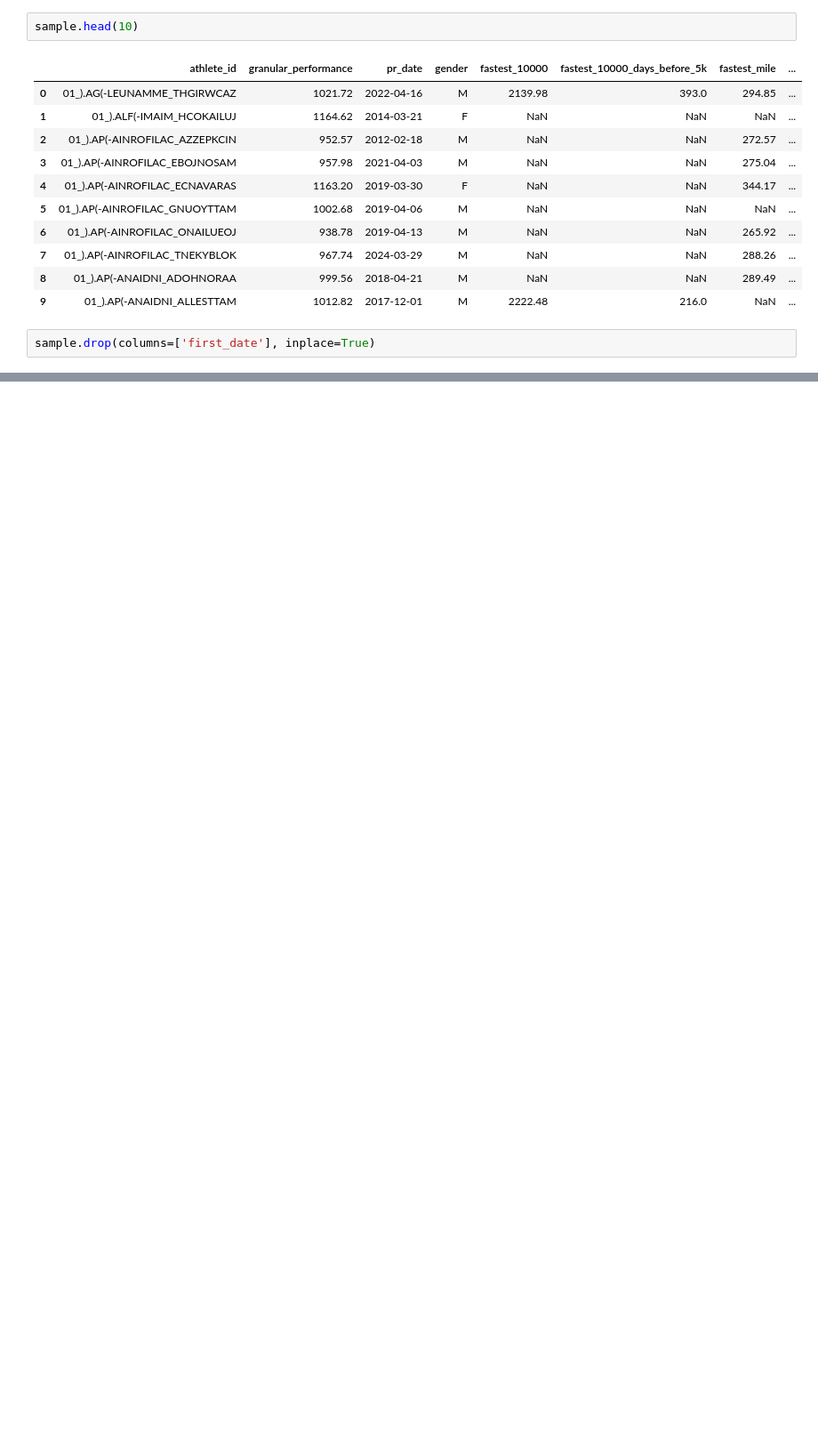
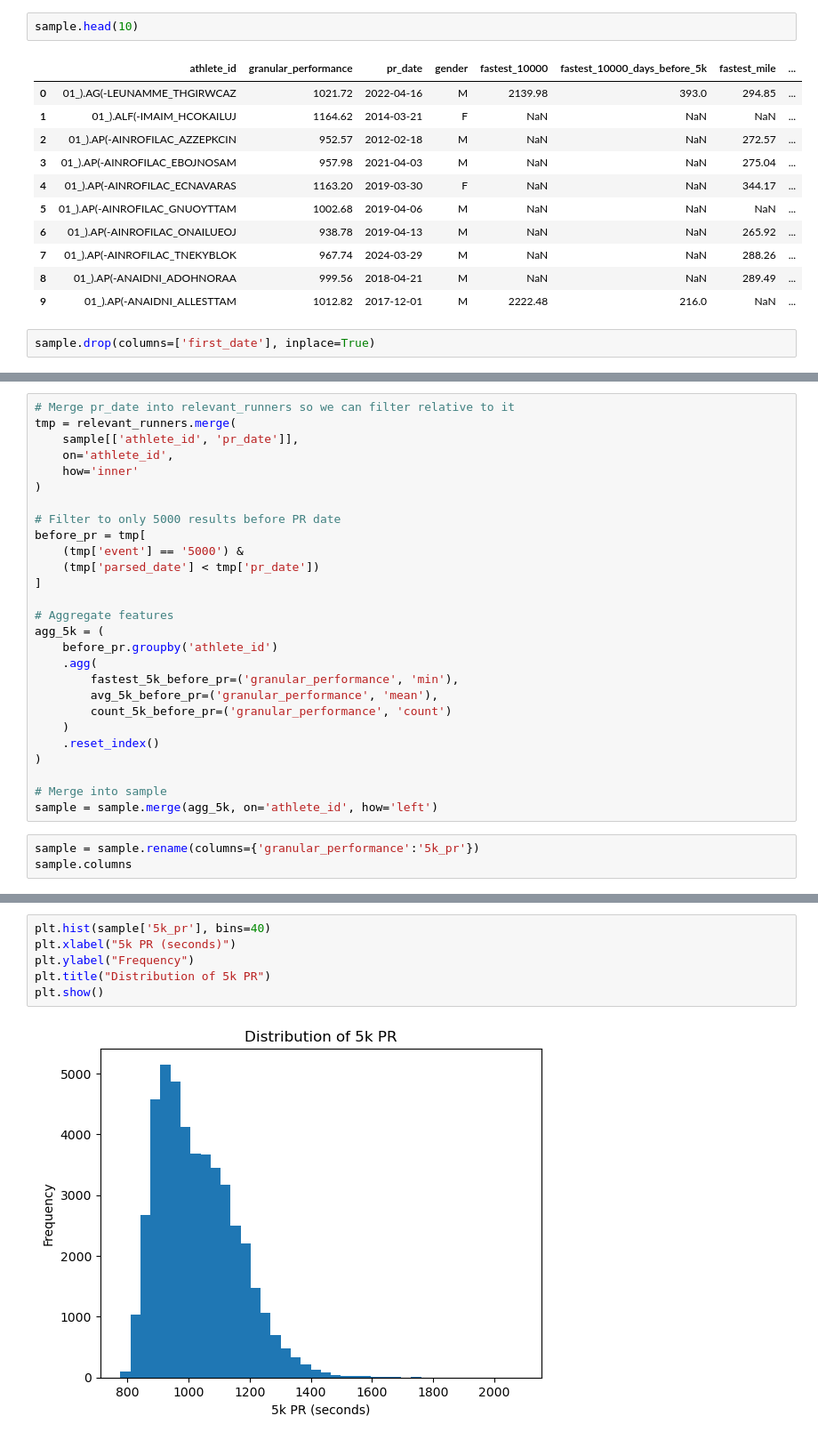
Before and after one commit to stanski901/5k_predictor, a Jupyter notebook: working_file.ipynb, the cells around one changed output, grey strips where cells are left out. Shown: that part at 89% size. Drawn from its saved outputs; the diff is of its cells as text; blank space fills up the shorter version.

```diff
--- a/working_file.ipynb
+++ b/working_file.ipynb
@@ -374,0 +398,30 @@ sample.drop(columns=['first_date'], inplace=True)
+# %%
+# Merge pr_date into relevant_runners so we can filter relative to it
+tmp = relevant_runners.merge(
+    sample[['athlete_id', 'pr_date']],
+    on='athlete_id',
+    how='inner'
+)
+
+# Filter to only 5000 results before PR date
+before_pr = tmp[
+    (tmp['event'] == '5000') &
+    (tmp['parsed_date'] < tmp['pr_date'])
+]
+
+# Aggregate features
+agg_5k = (
+    before_pr.groupby('athlete_id')
+    .agg(
+        fastest_5k_before_pr=('granular_performance', 'min'),
+        avg_5k_before_pr=('granular_performance', 'mean'),
+        count_5k_before_pr=('granular_performance', 'count')
+    )
+    .reset_index()
+)
+
+# Merge into sample
+sample = sample.merge(agg_5k, on='athlete_id', how='left')
+# %%
+sample = sample.rename(columns={'granular_performance':'5k_pr'})
+sample.columns
@@ -374,0 +487,8 @@ sample.drop(columns=['first_date'], inplace=True)
+# %%
+plt.hist(sample['5k_pr'], bins=40)
+plt.xlabel("5k PR (seconds)")
+plt.ylabel("Frequency")
+plt.title("Distribution of 5k PR")
+plt.show()
+# %% [output]
+[figure, added]
```
Also changed, not shown: parts of 20 cells of this notebook.
